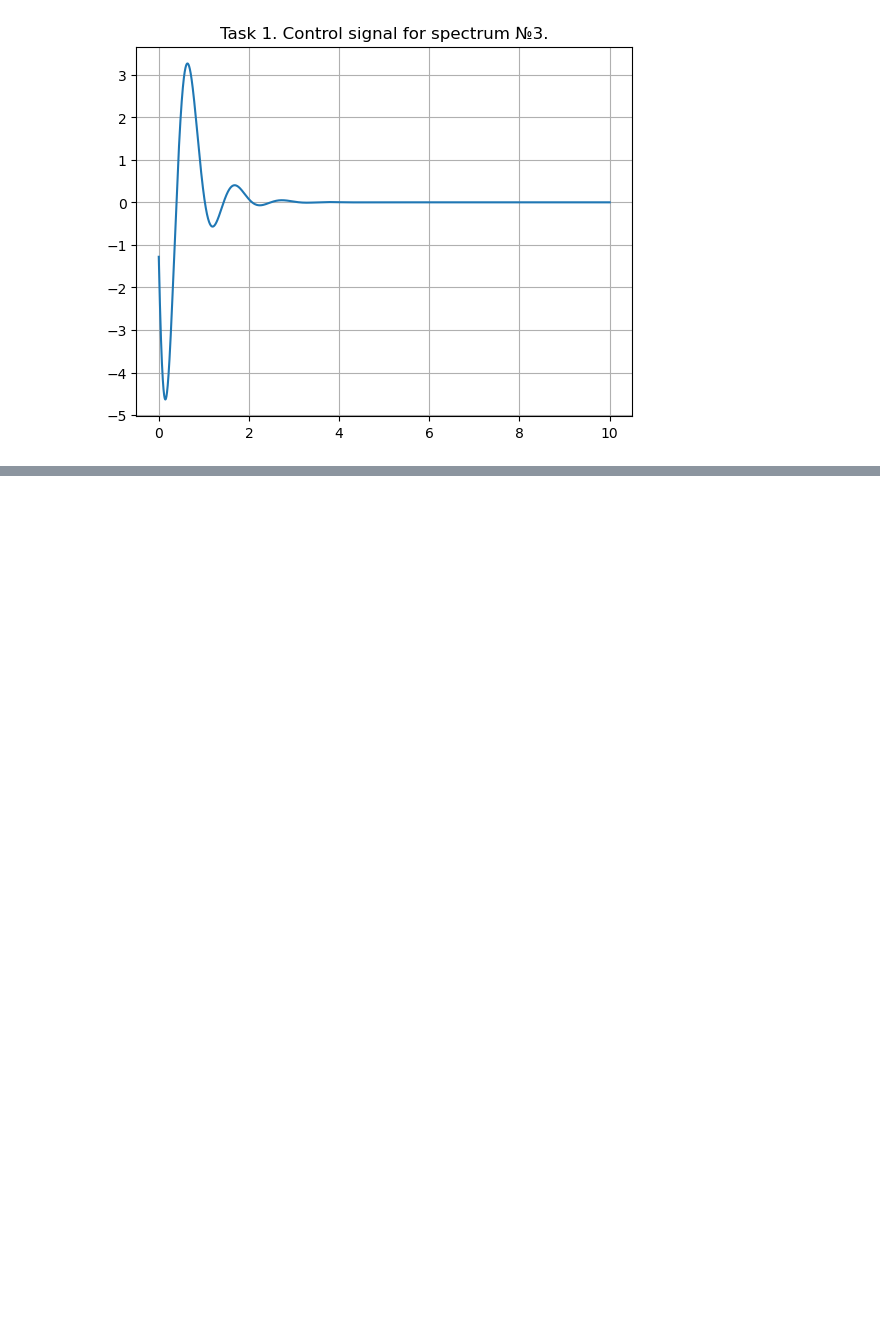
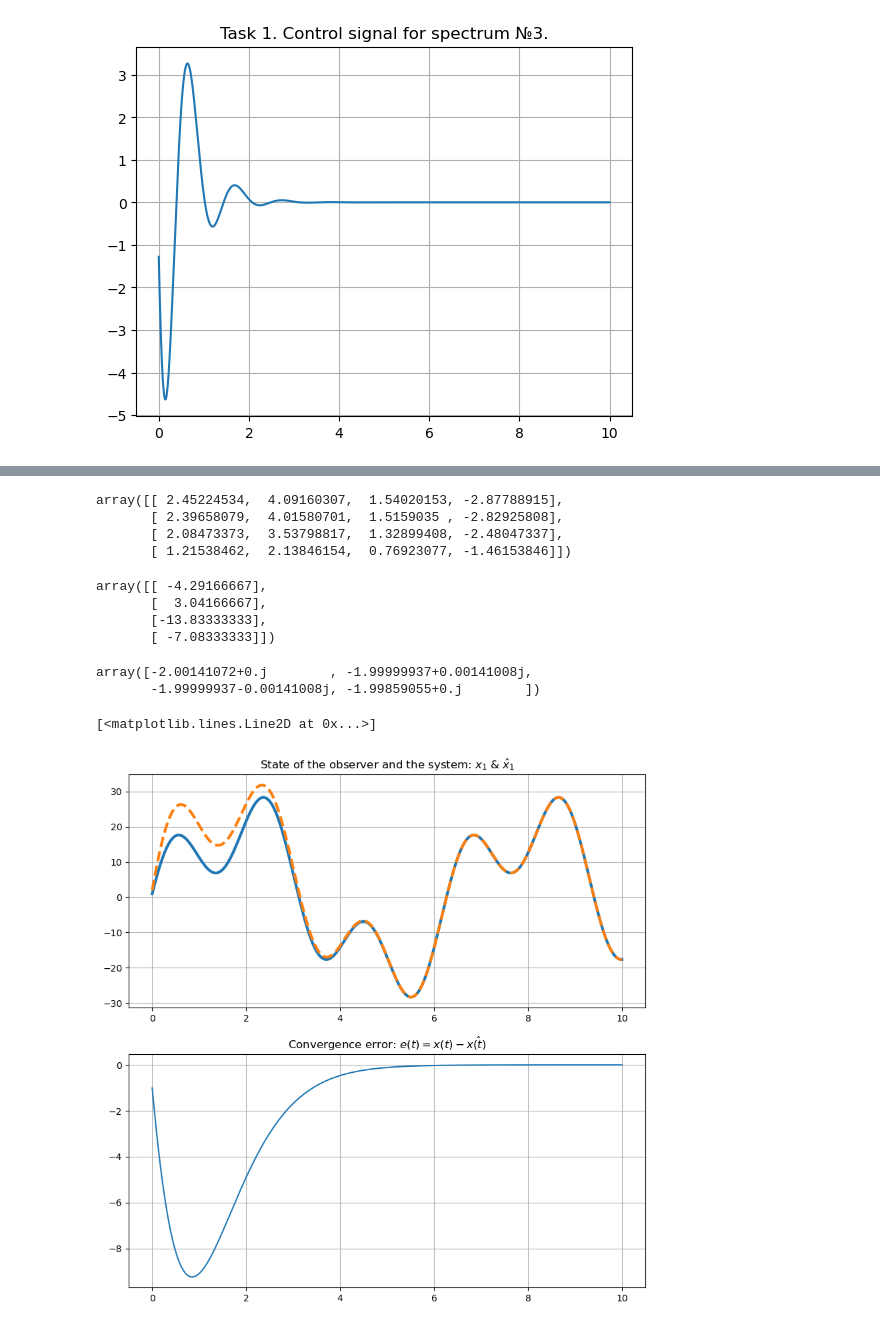
Before and after one commit to mfclabber/itmo_automatic_control_theory, a Jupyter notebook: lab2/lab2.ipynb, the cells around one changed output, grey strips where cells are left out. Drawn from its saved outputs; the diff is of its cells as text; code cells hidden in the pictures; blank space fills up the shorter version.

```diff
--- a/lab2/lab2.ipynb
+++ b/lab2/lab2.ipynb
@@ -246,0 +327,51 @@ plt.grid()
+# %%
+G_2_1 = np.array([
+    [-2, 1, 0, 0],
+    [0, -2, 1, 0],
+    [0, 0, -2, 1],
+    [0, 0, 0, -2]
+])
+
+
+Y_5_8 = np.ones((4,1))
+Q_1 = scipy.linalg.solve_sylvester(G_2_1,-A,Y_5_8@C)
+Q_1
+# %% [output]
+array([[ 2.45224534,  4.09160307,  1.54020153, -2.87788915],
+       [ 2.39658079,  4.01580701,  1.5159035 , -2.82925808],
+       [ 2.08473373,  3.53798817,  1.32899408, -2.48047337],
+       [ 1.21538462,  2.13846154,  0.76923077, -1.46153846]])
+# %%
+L_1 = np.linalg.inv(Q_1)@Y_5_8
+L_1
+# %% [output]
+array([[ -4.29166667],
+       [  3.04166667],
+       [-13.83333333],
+       [ -7.08333333]])
+# %%
+scipy.linalg.eigvals(A + L_1@C)
+# %% [output]
+array([-2.00141072+0.j        , -1.99999937+0.00141008j,
+       -1.99999937-0.00141008j, -1.99859055+0.j        ])
+# %%
+sys_5 = ctrl.ss(A, [[0]]*4,C,0)
+sys_5_obs = ctrl.ss(A + L_1@C,-L_1,C,0)
+# %%
+time_5 = np.linspace(0,10,int(10/dt))
+y_5 = ctrl.initial_response(sys_5,time_5,X0=np.ones((4,1)))
+y_5_obs = ctrl.forced_response(sys_5_obs,time_5,X0=np.array([[2],[0],[0],[-1]]),U=y_5.outputs)
+# %%
+fig, ax = plt.subplots(2,1,figsize=(10,10))
+
+ax[0].plot(time_5,y_5.states[0,:],label="$x_1$", linewidth=3)
+ax[0].plot(time_5,y_5_obs.states[0,:],label="$\hat{x}_1$", linestyle="--", linewidth=3)
+ax[0].grid()
+ax[0].set_title("State of the observer and the system: $x_1$ & $\hat{x}_1$")
+
+ax[1].grid()
+ax[1].set_title("Convergence error: $e(t)=x(t) - \hat{x(t)}$")
+ax[1].plot(time_5,y_5.states[0,:]-y_5_obs.states[0,:])
+# %% [output]
+[<matplotlib.lines.Line2D at 0x...>]
+[figure, added]
```
Also changed, not shown: parts of 62 cells of this notebook, 33 other files.
